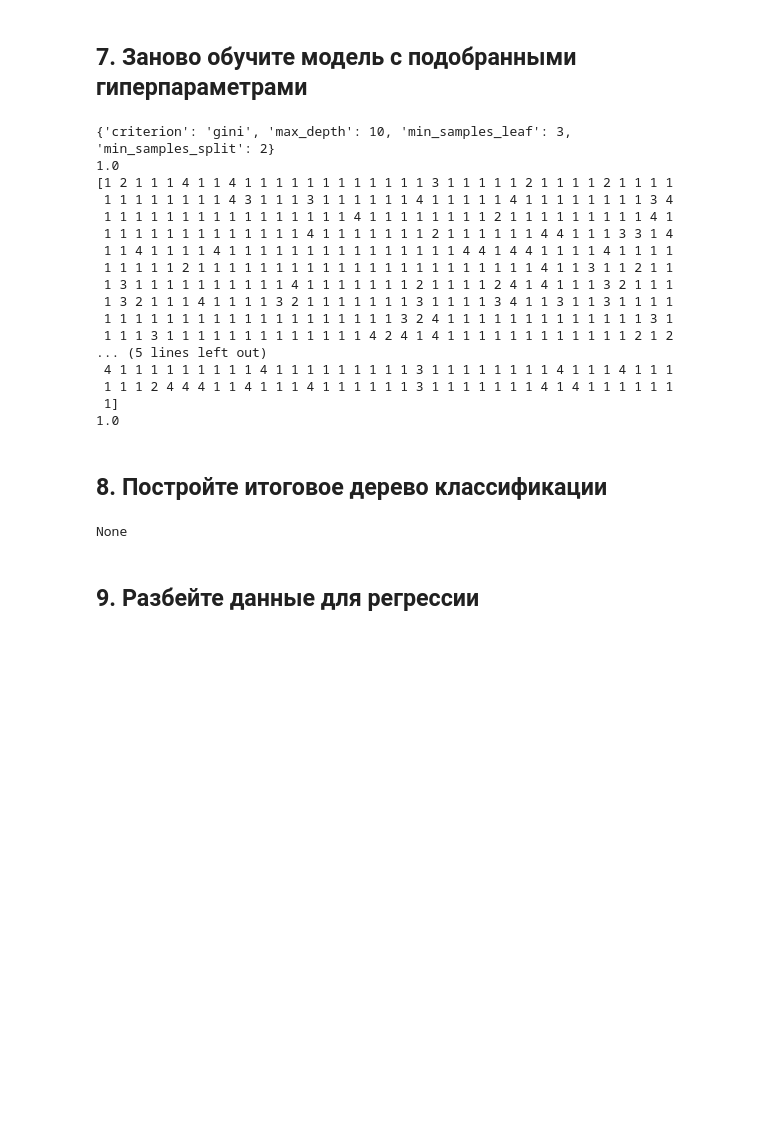
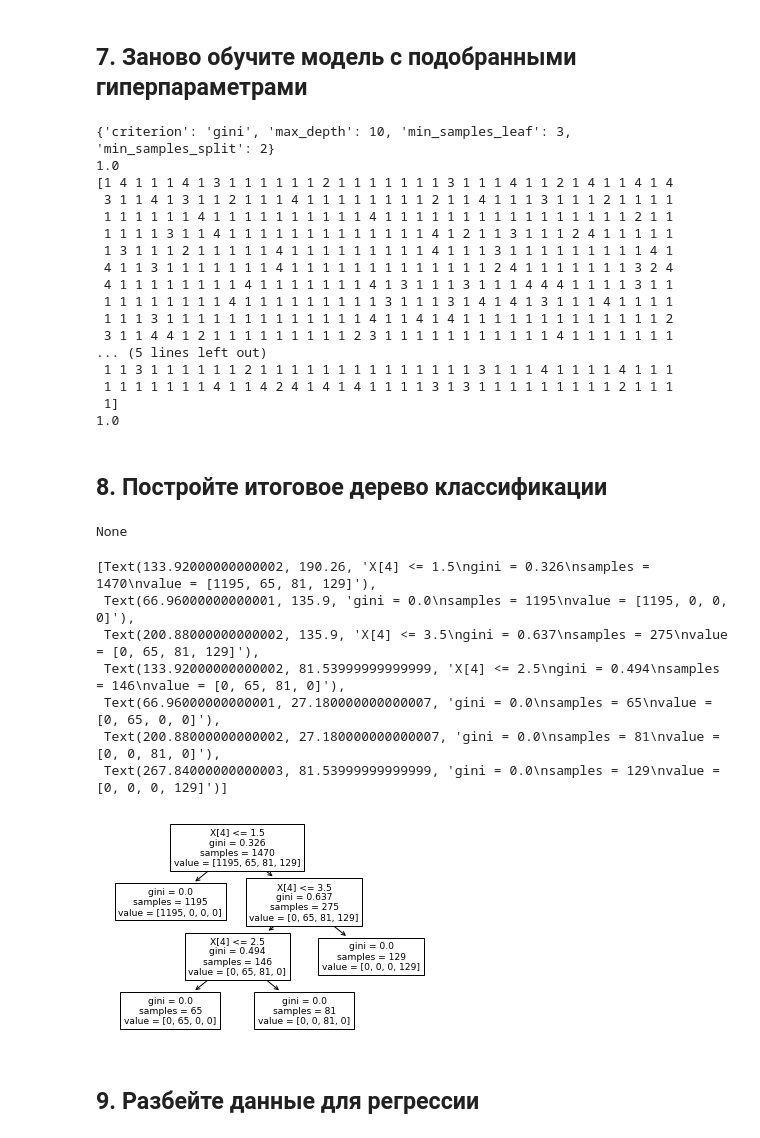
Before and after one commit to Teosof/mlearning, a Jupyter notebook: lab3/Liskunov_Roman_lab3.ipynb, the cells around one changed output. Cells and saved outputs as stored; diff of their text form; code cells hidden in the pictures; blank space fills up the shorter version.

Commit message:
[#3] add answers and graphics

```diff
--- a/lab3/Liskunov_Roman_lab3.ipynb
+++ b/lab3/Liskunov_Roman_lab3.ipynb
@@ -75,6 +79,6 @@ transformators_train, transformators_test = train_test_split(transformators, tes
 # %% [markdown]
 ## 4. Примените алгоритм дерева решений
 # %%
-clf: DecisionTreeClassifier = DecisionTreeClassifier(max_depth = 2)
+clf: DecisionTreeClassifier = DecisionTreeClassifier()
 clf.fit(transformators_train, transformators_train.label)
 # %% [output]
@@ -143,24 +155,26 @@ GridSearchCV(cv=5, estimator=DecisionTreeClassifier(),
 print(gs_result.best_params_)
 print(gs_result.best_score_)
 print(gs_result.predict(transformators_test))
-pred: object = gs_result.predict(transformators_test)
+
+y_true = transformators_test.label
+y_pred = gs_result.predict(transformators_test)
 print(accuracy_score(test, pred, normalize=True))
 # %% [output]
 {'criterion': 'gini', 'max_depth': 10, 'min_samples_leaf': 3, 'min_samples_split': 2}
 1.0
-[1 2 1 1 1 4 1 1 4 1 1 1 1 1 1 1 1 1 1 1 1 3 1 1 1 1 1 2 1 1 1 1 2 1 1 1 1
- 1 1 1 1 1 1 1 1 4 3 1 1 1 3 1 1 1 1 1 1 4 1 1 1 1 1 4 1 1 1 1 1 1 1 1 3 4
- 1 1 1 1 1 1 1 1 1 1 1 1 1 1 1 1 4 1 1 1 1 1 1 1 1 2 1 1 1 1 1 1 1 1 1 4 1
- 1 1 1 1 1 1 1 1 1 1 1 1 1 4 1 1 1 1 1 1 1 2 1 1 1 1 1 1 4 4 1 1 1 3 3 1 4
- 1 1 4 1 1 1 1 4 1 1 1 1 1 1 1 1 1 1 1 1 1 1 1 4 4 1 4 4 1 1 1 1 4 1 1 1 1
- 1 1 1 1 1 2 1 1 1 1 1 1 1 1 1 1 1 1 1 1 1 1 1 1 1 1 1 1 4 1 1 3 1 1 2 1 1
- 1 3 1 1 1 1 1 1 1 1 1 1 4 1 1 1 1 1 1 1 2 1 1 1 1 2 4 1 4 1 1 1 3 2 1 1 1
- 1 3 2 1 1 1 4 1 1 1 1 3 2 1 1 1 1 1 1 1 3 1 1 1 1 3 4 1 1 3 1 1 3 1 1 1 1
- 1 1 1 1 1 1 1 1 1 1 1 1 1 1 1 1 1 1 1 3 2 4 1 1 1 1 1 1 1 1 1 1 1 1 1 3 1
- 1 1 1 3 1 1 1 1 1 1 1 1 1 1 1 1 1 4 2 4 1 4 1 1 1 1 1 1 1 1 1 1 1 1 2 1 2
+[1 4 1 1 1 4 1 3 1 1 1 1 1 1 2 1 1 1 1 1 1 1 3 1 1 1 4 1 1 2 1 4 1 1 4 1 4
+ 3 1 1 4 1 3 1 1 2 1 1 1 4 1 1 1 1 1 1 1 1 2 1 1 4 1 1 1 3 1 1 1 2 1 1 1 1
+ 1 1 1 1 1 1 4 1 1 1 1 1 1 1 1 1 1 4 1 1 1 1 1 1 1 1 1 1 1 1 1 1 1 1 2 1 1
+ 1 1 1 1 3 1 1 4 1 1 1 1 1 1 1 1 1 1 1 1 1 4 1 2 1 1 3 1 1 1 2 4 1 1 1 1 1
+ 1 3 1 1 1 2 1 1 1 1 1 4 1 1 1 1 1 1 1 1 1 4 1 1 1 3 1 1 1 1 1 1 1 1 1 4 1
+ 4 1 1 3 1 1 1 1 1 1 1 4 1 1 1 1 1 1 1 1 1 1 1 1 1 2 4 1 1 1 1 1 1 1 3 2 4
+ 4 1 1 1 1 1 1 1 1 4 1 1 1 1 1 1 1 4 1 3 1 1 1 3 1 1 1 4 4 4 1 1 1 1 3 1 1
+ 1 1 1 1 1 1 1 1 4 1 1 1 1 1 1 1 1 1 3 1 1 1 3 1 4 1 4 1 3 1 1 1 4 1 1 1 1
+ 1 1 1 3 1 1 1 1 1 1 1 1 1 1 1 1 1 4 1 1 4 1 4 1 1 1 1 1 1 1 1 1 1 1 1 1 2
+ 3 1 1 4 4 1 2 1 1 1 1 1 1 1 1 1 2 3 1 1 1 1 1 1 1 1 1 1 1 4 1 1 1 1 1 1 1
 ... (5 lines left out)
- 4 1 1 1 1 1 1 1 1 1 4 1 1 1 1 1 1 1 1 1 3 1 1 1 1 1 1 1 1 4 1 1 1 4 1 1 1
- 1 1 1 2 4 4 4 1 1 4 1 1 1 4 1 1 1 1 1 1 3 1 1 1 1 1 1 1 4 1 4 1 1 1 1 1 1
+ 1 1 3 1 1 1 1 1 1 2 1 1 1 1 1 1 1 1 1 1 1 1 1 1 3 1 1 1 4 1 1 1 1 4 1 1 1
+ 1 1 1 1 1 1 1 4 1 1 4 2 4 1 4 1 4 1 1 1 1 3 1 3 1 1 1 1 1 1 1 1 1 2 1 1 1
  1]
 1.0
 # %% [markdown]
@@ -168,13 +182,22 @@ print(accuracy_score(test, pred, normalize=True))
 # %%
 graph = export_graphviz(
     clf,
     out_file =  "data/transformators.dot",
     filled = True,
     rounded = True
 )
 print(graph)
+tree.plot_tree(clf)
 # %% [output]
 None
+[Text(133.92000000000002, 190.26, 'X[4] <= 1.5\ngini = 0.326\nsamples = 1470\nvalue = [1195, 65, 81, 129]'),
+ Text(66.96000000000001, 135.9, 'gini = 0.0\nsamples = 1195\nvalue = [1195, 0, 0, 0]'),
+ Text(200.88000000000002, 135.9, 'X[4] <= 3.5\ngini = 0.637\nsamples = 275\nvalue = [0, 65, 81, 129]'),
+ Text(133.92000000000002, 81.53999999999999, 'X[4] <= 2.5\ngini = 0.494\nsamples = 146\nvalue = [0, 65, 81, 0]'),
+ Text(66.96000000000001, 27.180000000000007, 'gini = 0.0\nsamples = 65\nvalue = [0, 65, 0, 0]'),
+ Text(200.88000000000002, 27.180000000000007, 'gini = 0.0\nsamples = 81\nvalue = [0, 0, 81, 0]'),
+ Text(267.84000000000003, 81.53999999999999, 'gini = 0.0\nsamples = 129\nvalue = [0, 0, 0, 129]')]
+[figure, added]
 # %% [markdown]
 ## 9. Разбейте данные для регрессии
 # %%
```
Also changed, not shown: parts of 13 cells of this notebook, 2 other files.
